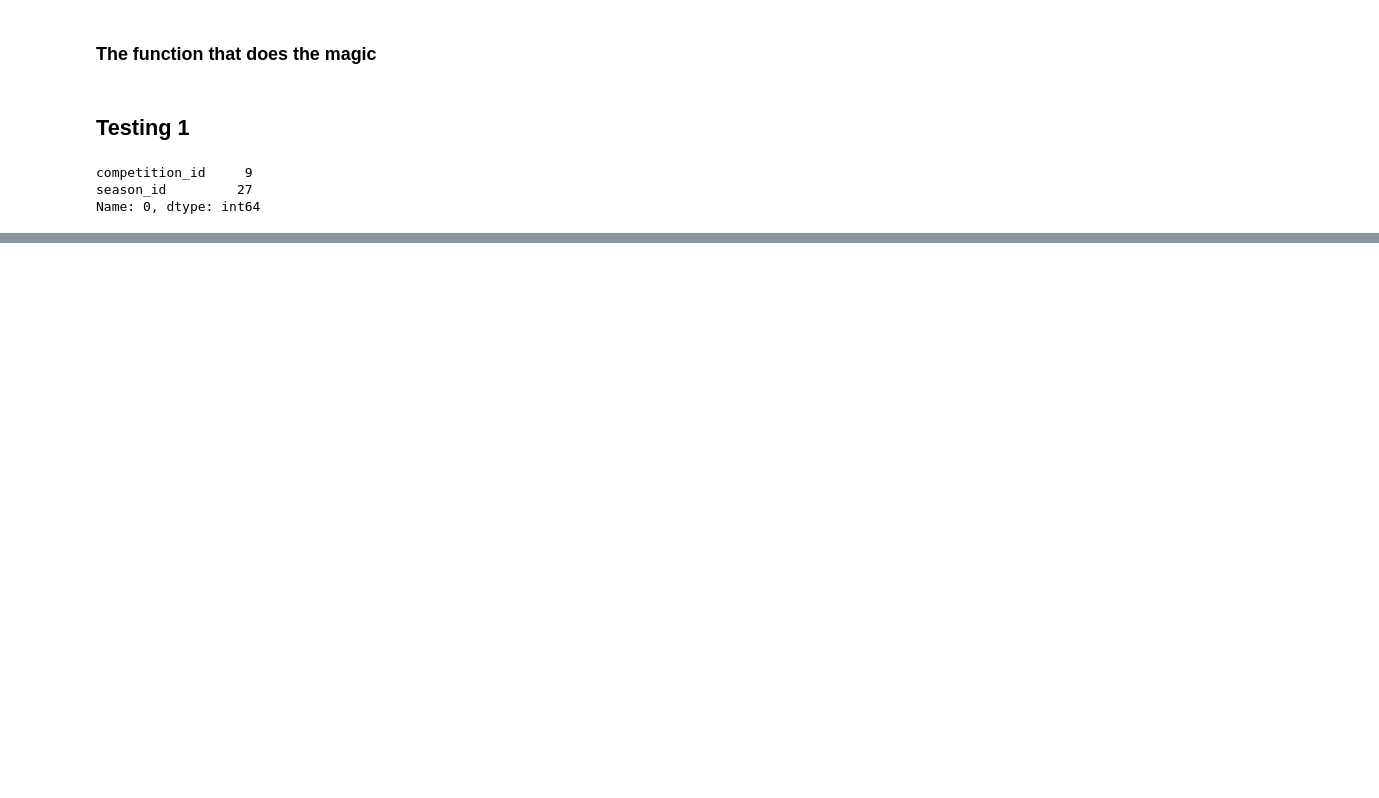
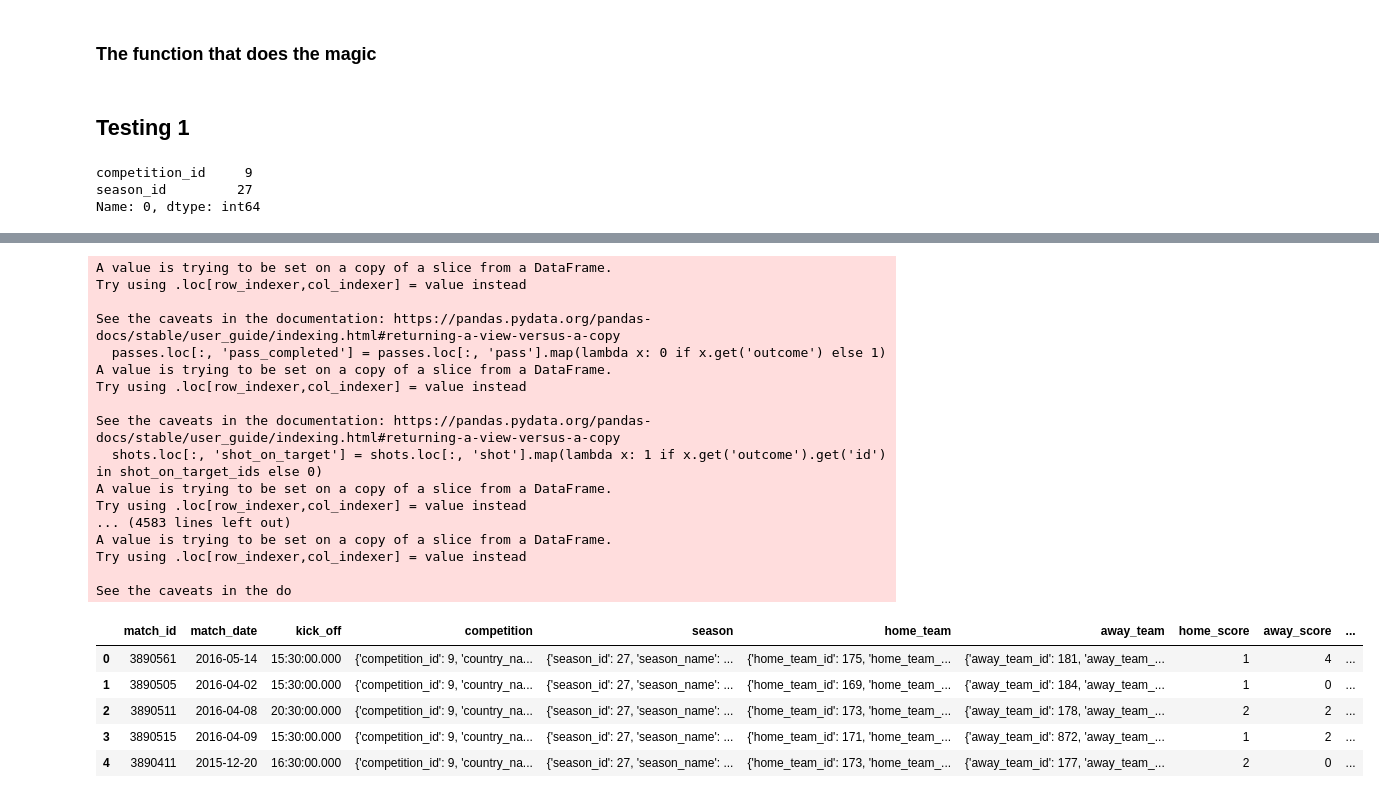
Before and after one commit to jotanavarrete/goalguru, a Jupyter notebook: notebooks/jota_statsbomb_work.ipynb, the cells around one changed output, grey strips where cells are left out. Saved outputs shown, nothing was run; the diff lists cells and outputs as text; code cells hidden in the pictures; blank space fills up the shorter version.

```diff
--- a/notebooks/jota_statsbomb_work.ipynb
+++ b/notebooks/jota_statsbomb_work.ipynb
@@ -419,0 +465,47 @@ See the caveats in the documentation: https://pandas.pydata.org/pandas-docs/stab
+# %%
+def get_full_season_df(competition_id, season_id):
+    '''
+    This function receives a competition_id and a season_id and returns a
+    dataframe that contains the full info for all the matches.
+    '''
+    match_df = pd.read_json(f'../raw_data/open-data/data/matches/{competition_id}/{season_id}.json')
+    match_df = get_clean_match(match_df)
+
+    events = []
+    for _, row in match_df.iterrows():
+        match_id = row['match_id']
+        home_id = row['home_id']
+        away_id = row['away_id']
+        events.append(get_events_info(match_id, home_id, away_id))
+
+    events_df = pd.concat(events, axis=0).reset_index(drop=True)
+    match_full_df = match_df.merge(events_df, on='match_id', how='left')
+
+    return match_full_df
+# %%
+match_full_test = get_full_season_df(comp_id, seas_id)
+match_full_test.head()
+# %% [output]
+A value is trying to be set on a copy of a slice from a DataFrame.
+Try using .loc[row_indexer,col_indexer] = value instead
+
+See the caveats in the documentation: https://pandas.pydata.org/pandas-docs/stable/user_guide/indexing.html#returning-a-view-versus-a-copy
+  passes.loc[:, 'pass_completed'] = passes.loc[:, 'pass'].map(lambda x: 0 if x.get('outcome') else 1)
+A value is trying to be set on a copy of a slice from a DataFrame.
+Try using .loc[row_indexer,col_indexer] = value instead
+
+See the caveats in the documentation: https://pandas.pydata.org/pandas-docs/stable/user_guide/indexing.html#returning-a-view-versus-a-copy
+  shots.loc[:, 'shot_on_target'] = shots.loc[:, 'shot'].map(lambda x: 1 if x.get('outcome').get('id') in shot_on_target_ids else 0)
+A value is trying to be set on a copy of a slice from a DataFrame.
+Try using .loc[row_indexer,col_indexer] = value instead
+... (4583 lines left out)
+A value is trying to be set on a copy of a slice from a DataFrame.
+Try using .loc[row_indexer,col_indexer] = value instead
+
+See the caveats in the do
+|  | match_id | match_date | kick_off | competition | season | home_team | away_team | home_score | away_score | ... |
+| 0 | 3890561 | 2016-05-14 | 15:30:00.000 | {'competition_id': 9, 'country_na... | {'season_id': 27, 'season_name': ... | {'home_team_id': 175, 'home_team_... | {'away_team_id': 181, 'away_team_... | 1 | 4 | ... |
+| 1 | 3890505 | 2016-04-02 | 15:30:00.000 | {'competition_id': 9, 'country_na... | {'season_id': 27, 'season_name': ... | {'home_team_id': 169, 'home_team_... | {'away_team_id': 184, 'away_team_... | 1 | 0 | ... |
+| 2 | 3890511 | 2016-04-08 | 20:30:00.000 | {'competition_id': 9, 'country_na... | {'season_id': 27, 'season_name': ... | {'home_team_id': 173, 'home_team_... | {'away_team_id': 178, 'away_team_... | 2 | 2 | ... |
+| 3 | 3890515 | 2016-04-09 | 15:30:00.000 | {'competition_id': 9, 'country_na... | {'season_id': 27, 'season_name': ... | {'home_team_id': 171, 'home_team_... | {'away_team_id': 872, 'away_team_... | 1 | 2 | ... |
+| 4 | 3890411 | 2015-12-20 | 16:30:00.000 | {'competition_id': 9, 'country_na... | {'season_id': 27, 'season_name': ... | {'home_team_id': 173, 'home_team_... | {'away_team_id': 177, 'away_team_... | 2 | 0 | ... |
```
Also changed, not shown: parts of 16 cells of this notebook.
